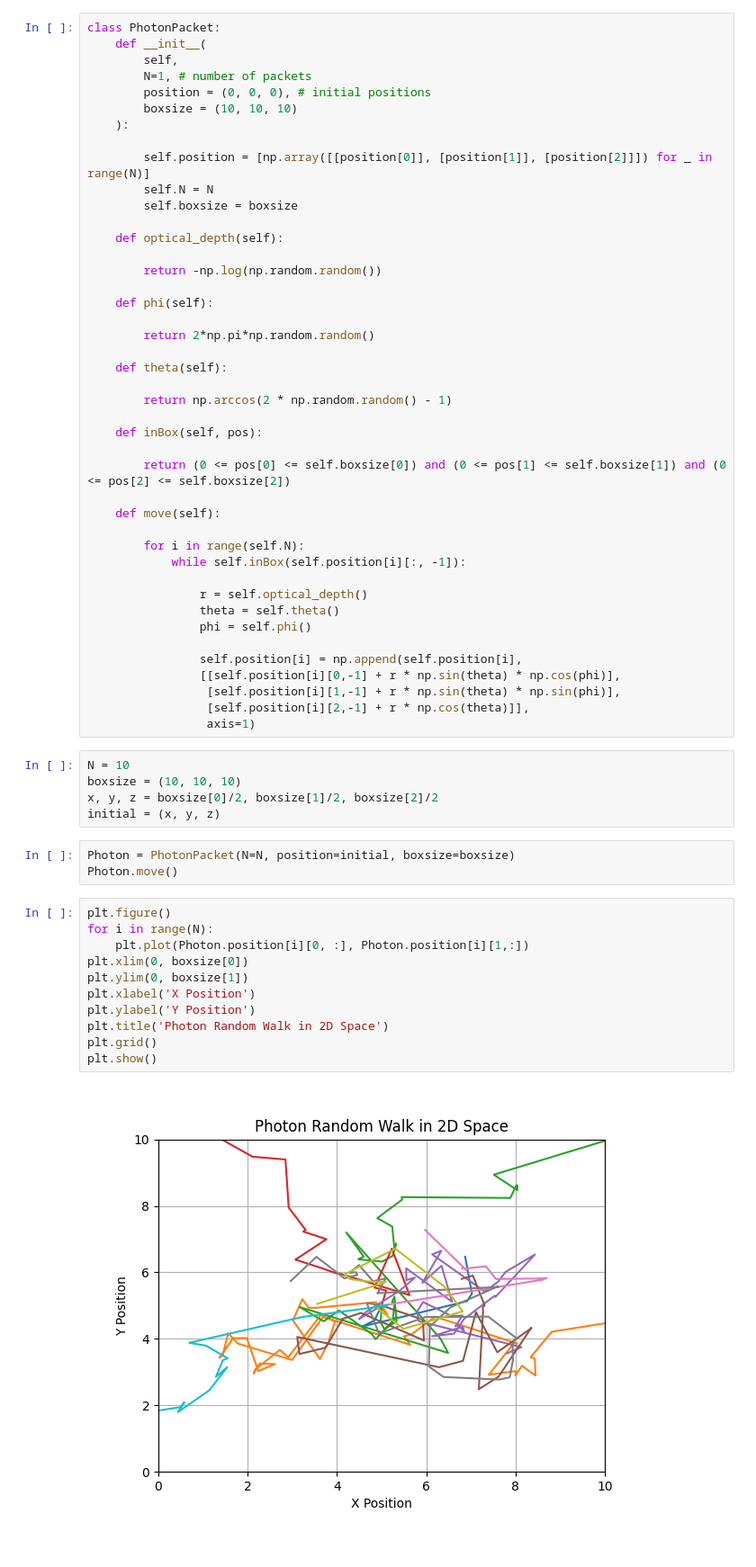
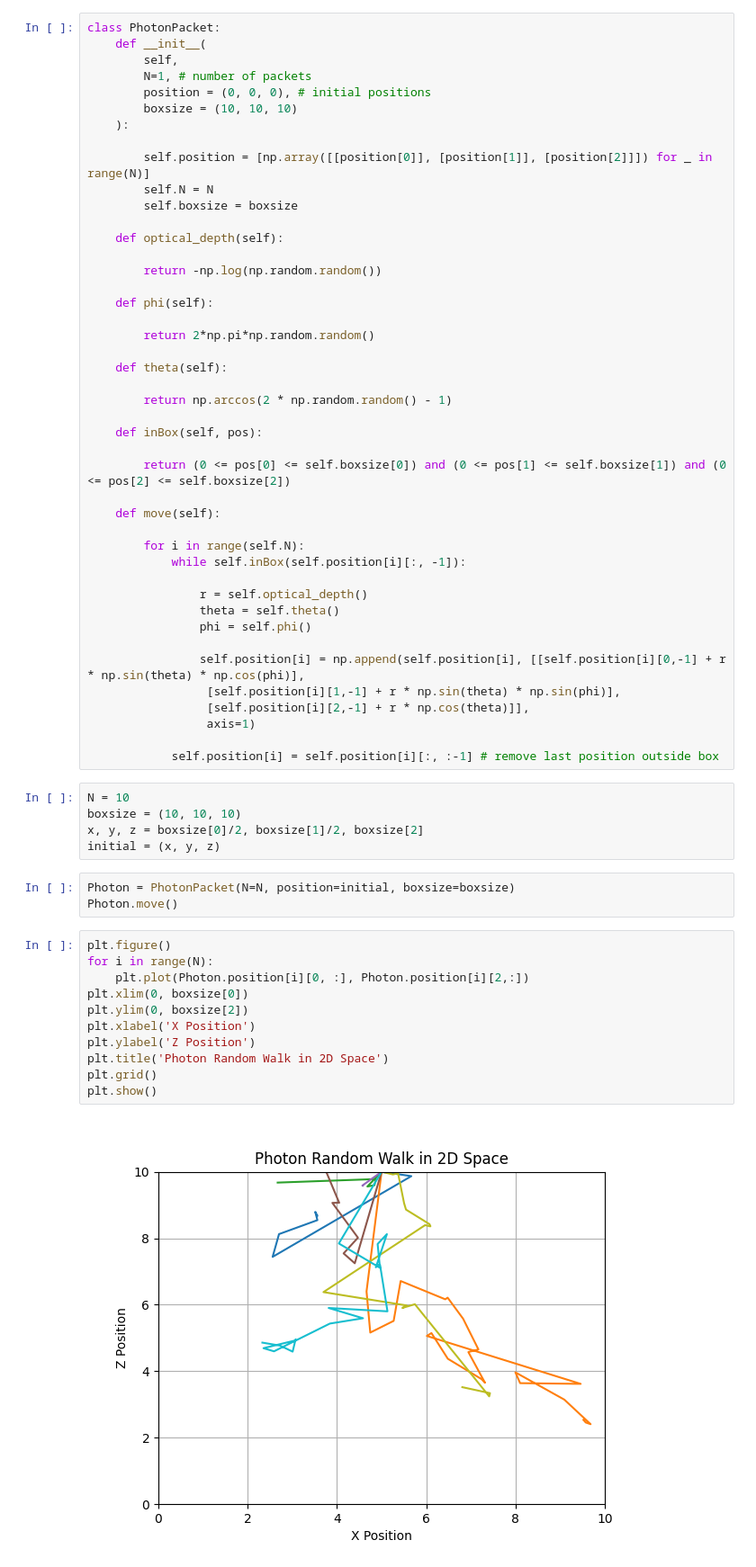
Before and after one commit to Adrian998obs/AtmosphericScattering, a Jupyter notebook: randomWalk.ipynb, the cells around one changed output. Shown at 90% size. Drawn from its saved outputs; the diff is of its cells as text.

```diff
--- a/randomWalk.ipynb
+++ b/randomWalk.ipynb
@@ -41,15 +41,16 @@ class PhotonPacket:
                 theta = self.theta()
                 phi = self.phi()
 
-                self.position[i] = np.append(self.position[i],
-                [[self.position[i][0,-1] + r * np.sin(theta) * np.cos(phi)],
+                self.position[i] = np.append(self.position[i], [[self.position[i][0,-1] + r * np.sin(theta) * np.cos(phi)],
                  [self.position[i][1,-1] + r * np.sin(theta) * np.sin(phi)],
                  [self.position[i][2,-1] + r * np.cos(theta)]],
                  axis=1)
+
+            self.position[i] = self.position[i][:, :-1] # remove last position outside box
 # %%
 N = 10
 boxsize = (10, 10, 10)
-x, y, z = boxsize[0]/2, boxsize[1]/2, boxsize[2]/2
+x, y, z = boxsize[0]/2, boxsize[1]/2, boxsize[2]
 initial = (x, y, z)
 # %%
 Photon = PhotonPacket(N=N, position=initial, boxsize=boxsize)
@@ -57,16 +58,16 @@ Photon.move()
 # %%
 plt.figure()
 for i in range(N):
-    plt.plot(Photon.position[i][0, :], Photon.position[i][1,:])
+    plt.plot(Photon.position[i][0, :], Photon.position[i][2,:])
 plt.xlim(0, boxsize[0])
-plt.ylim(0, boxsize[1])
+plt.ylim(0, boxsize[2])
 plt.xlabel('X Position')
-plt.ylabel('Y Position')
+plt.ylabel('Z Position')
 plt.title('Photon Random Walk in 2D Space')
 plt.grid()
 plt.show()
 # %% [output]
-[figure, old version]
+[figure, new version]
 # %%
 from mpl_toolkits.mplot3d import Axes3D
 
```
Also changed, not shown: parts of 1 cell of this notebook, 1 other file.
